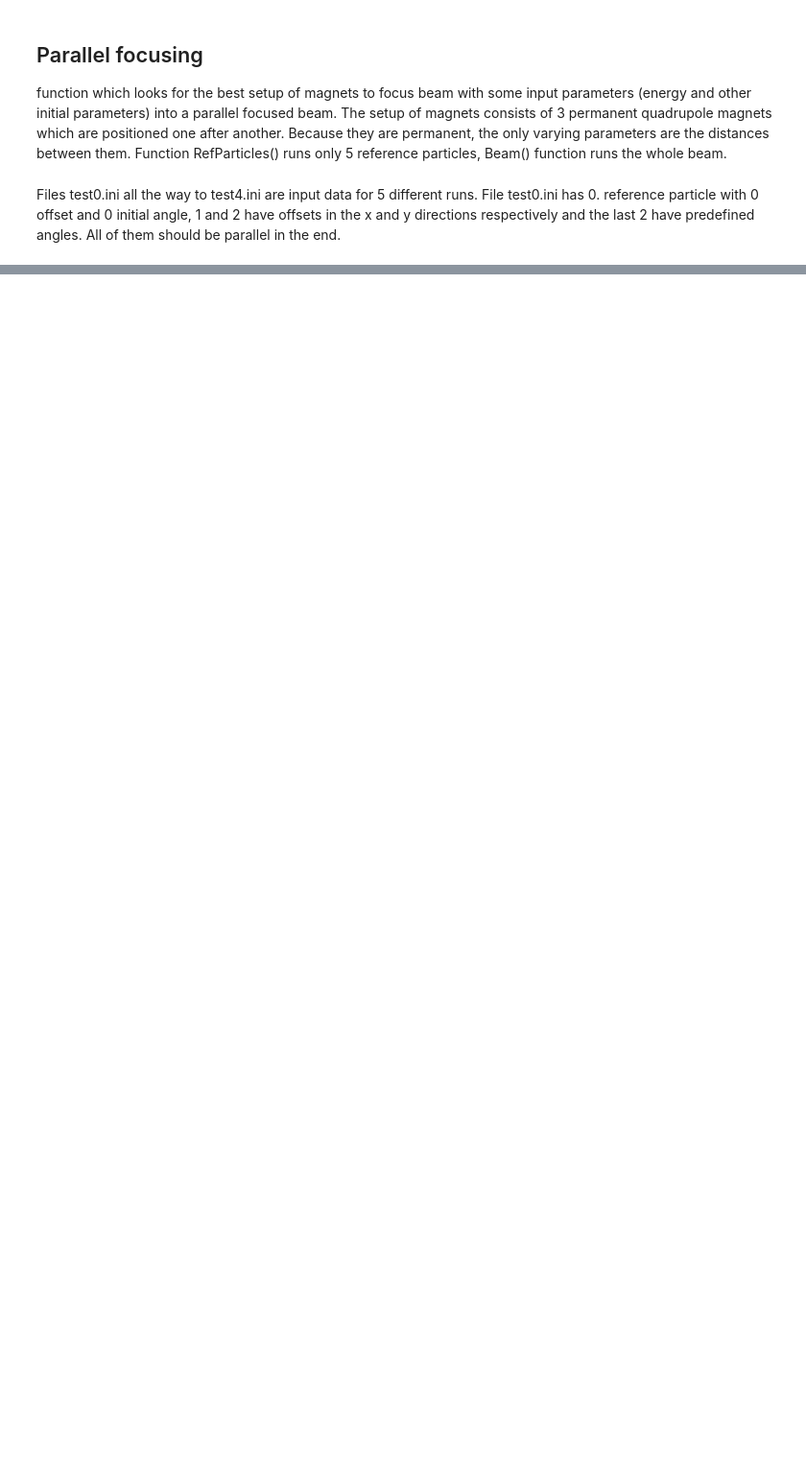
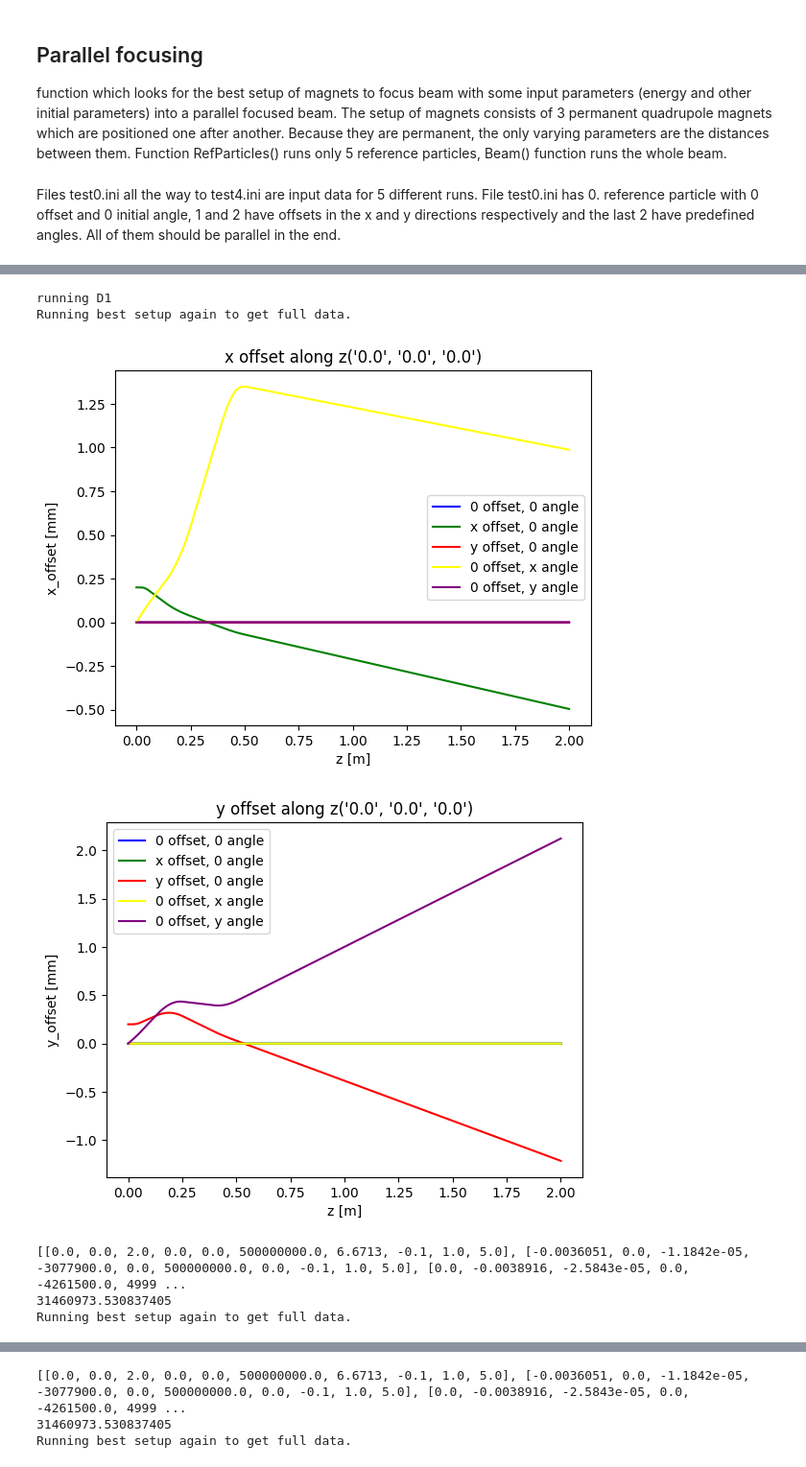
Before and after one commit to mvranovsky/Focusing-And-Deflecting-Devices, a Jupyter notebook: ASTRA/parallelFocusing/parallelFocused.ipynb, the cells around one changed output, grey strips where cells are left out. Shown at 96% size. Drawn from its saved outputs; the diff is of its cells as text; code cells hidden in the pictures; blank space fills up the shorter version.

```diff
--- a/ASTRA/parallelFocusing/parallelFocused.ipynb
+++ b/ASTRA/parallelFocusing/parallelFocused.ipynb
@@ -15,8 +15,9 @@ function which looks for the best setup of magnets to focus beam with some input
 fileName = "parallelBeam"
 fillNumber = "001"
 setupLength = 2 #m
+setupLengthStr = "0200"
 longitudalEnergy = "5.0E+8" #eV
-nIntervals = 10
+nIntervals = 20
 
 
 #parameters of magnets
@@ -127,11 +135,12 @@ def differLine(line):
 
     return [float(num) for num in lineSplitted]
 # %%
-def loadDataRef():
+def loadDataRef(arg):
 #open and load data about reference particle
 #z [m], t [ns], pz [MeV/c], dE/dz [MeV/c], Larmor Angle [rad], x off [mm], y off [mm], px [eV/c], py [eV/c]
     data = []
-    with open(fileName + ".ref." + fillNumber,"r") as file:
+    #assuming setup length
+    with open(fileName + "." + arg + "." + fillNumber,"r") as file:
         for line in file:
             newLine = differLine(line)
             data.append(newLine)
@@ -186,7 +213,7 @@ def angleCalculation(data):
 #calculate angle of particles in mrad and sum up x and y direction in squares
     sum = 0
     for line in data:
-        sum += math.sqrt( (line[7]/line[2])**2 + (line[8]/line[2])**8)
+        sum += math.sqrt( (line[3]/line[5])**2 + (line[4]/line[5])**2)
 
     return sum
 # %%
@@ -285,7 +317,7 @@ def plotRefXY(D1, D2, D3):
 
     plt.xlabel("z [m]")
     plt.ylabel("x_offset [mm]")
-    plt.title("x offset along z")
+    plt.title(f"x offset along z('{D1}', '{D2}', '{D3}')")
 
     plt.show()
 
@@ -301,8 +333,9 @@ def plotRefXY(D1, D2, D3):
 
     plt.xlabel("z [m]")
     plt.ylabel("y_offset [mm]")
-    plt.title("y offset along z")
+    plt.title(f"y offset along z('{D1}', '{D2}', '{D3}')")
 
+    plt.show()
 
     return
 # %%
@@ -342,0 +393,32 @@ KeyboardInterrupt:
+# %%
+#3 different variables- D1, D2, D3
+D1 = []
+D2 = []
+D3 = []
+
+#1/4 of the setup length will be divided into nIntervals
+interval = setupLength/(10*nIntervals)
+
+for i in range(nIntervals):
+    D1.append(i*interval)
+    D2.append(i*interval)
+    D3.append(i*interval)
+
+
+
+#3 cycles which run through all ranges of D1, D2, D3
+for D1_current in D1:
+    print("running D1")
+    for D2_current in D2:
+        for D3_current in D3:
+            plotRefXY(D1_current, D2_current, D3_current)
+            print(runRef(D1_current, D2_current, D3_current, False) )
+            print( angleCalculation( runRef(D1_current, D2_current, D3_current, False) ) )
+# %% [output]
+running D1
+Running best setup again to get full data.
+[figure, added]
+[figure, added]
+[[0.0, 0.0, 2.0, 0.0, 0.0, 500000000.0, 6.6713, -0.1, 1.0, 5.0], [-0.0036051, 0.0, -1.1842e-05, -3077900.0, 0.0, 500000000.0, 0.0, -0.1, 1.0, 5.0], [0.0, -0.0038916, -2.5843e-05, 0.0, -4261500.0, 4999 ...
+31460973.530837405
+Running best setup again to get full data.
@@ -342,0 +427,3 @@ KeyboardInterrupt:
+[[0.0, 0.0, 2.0, 0.0, 0.0, 500000000.0, 6.6713, -0.1, 1.0, 5.0], [-0.0036051, 0.0, -1.1842e-05, -3077900.0, 0.0, 500000000.0, 0.0, -0.1, 1.0, 5.0], [0.0, -0.0038916, -2.5843e-05, 0.0, -4261500.0, 4999 ...
+31460973.530837405
+Running best setup again to get full data.
```
Also changed, not shown: parts of 9 cells of this notebook, 24 other files.
